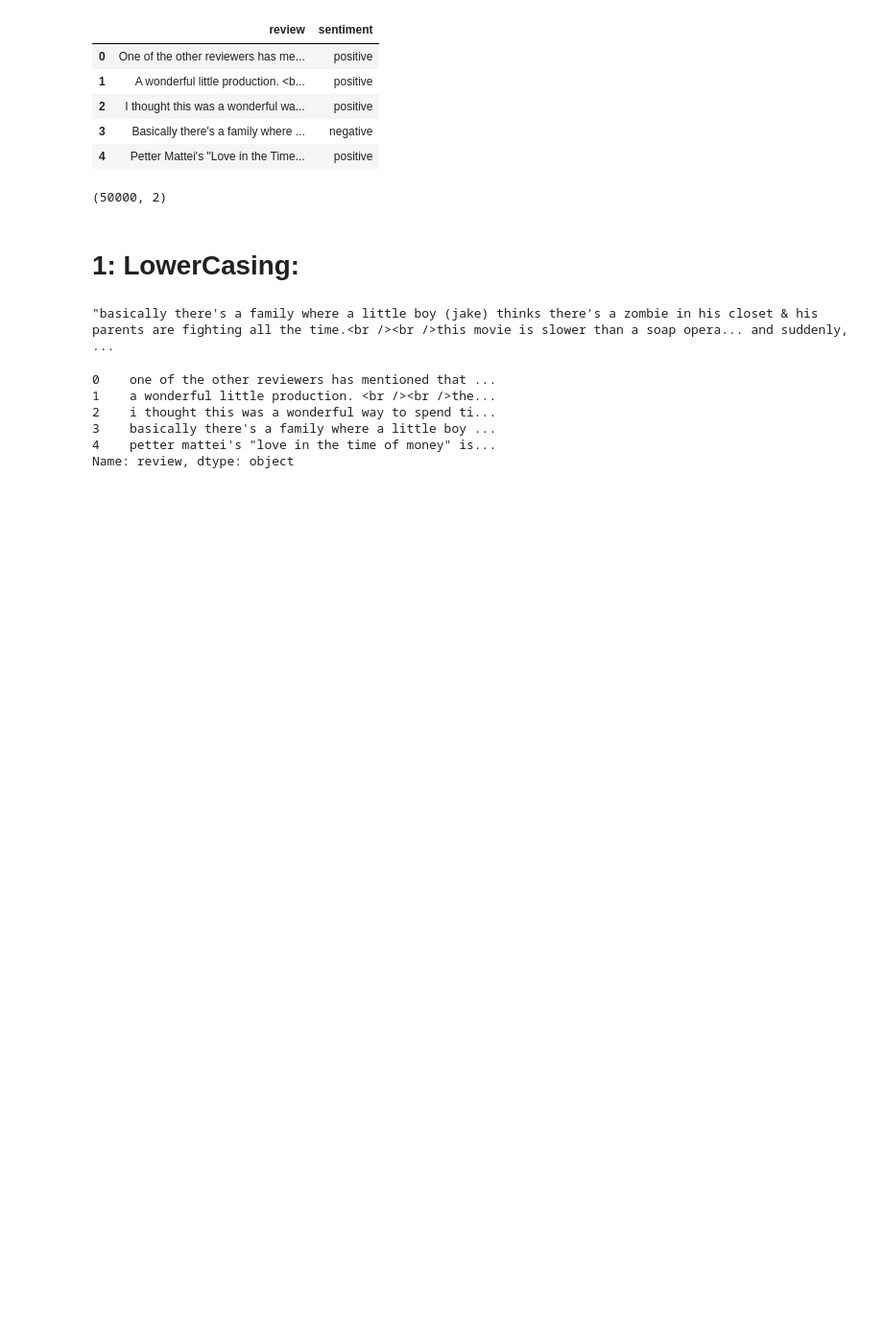
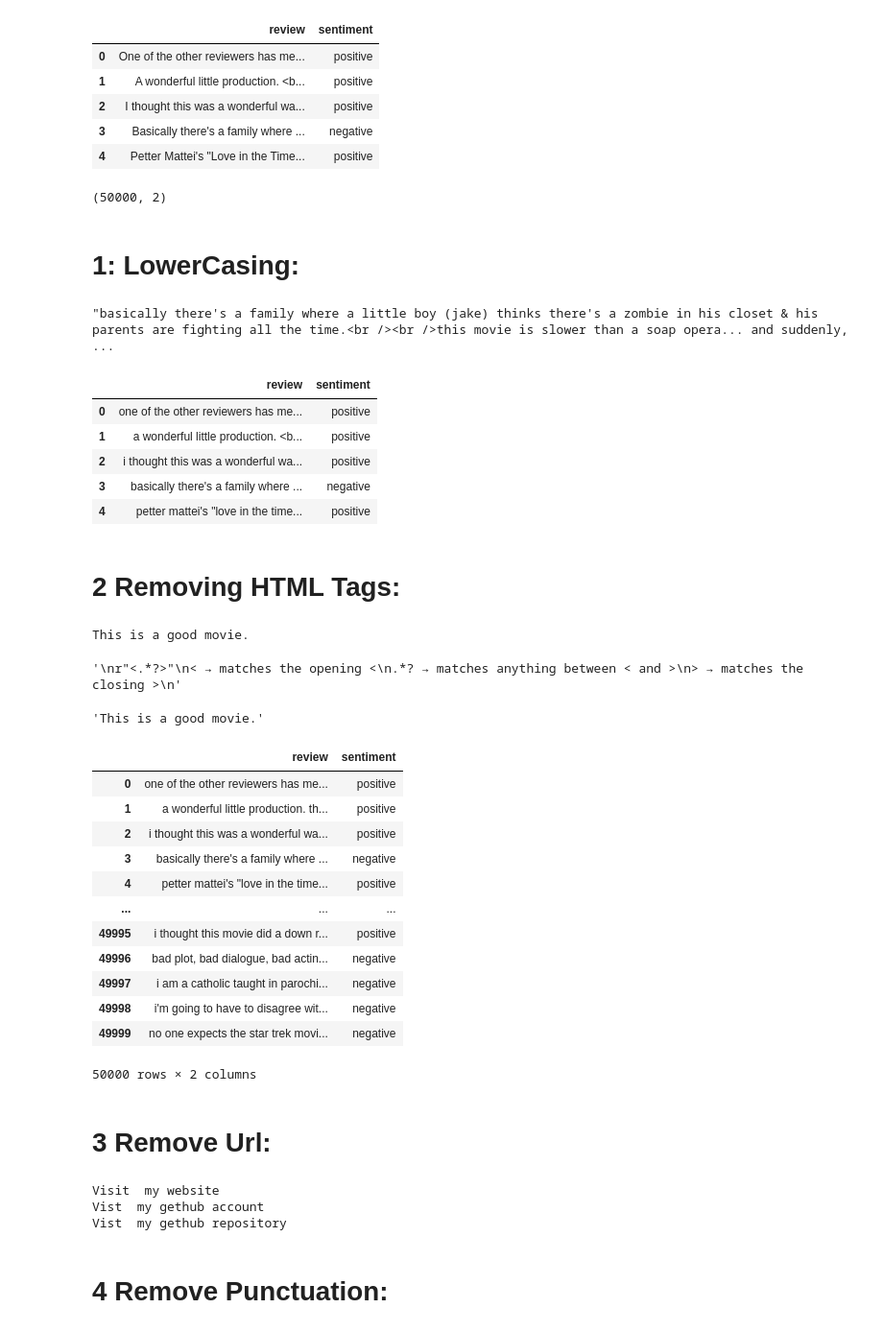
Before and after one commit to Ibad-Ullah-Khan/NLP_Notes, a Jupyter notebook: notebook/03_text_preprocessing.ipynb, the cells around one changed output. Shown at 96% size. Cells and saved outputs as stored; diff of their text form; code cells hidden in the pictures; blank space fills up the shorter version.

```diff
--- a/notebook/03_text_preprocessing.ipynb
+++ b/notebook/03_text_preprocessing.ipynb
@@ -57,12 +57,64 @@ df["review"][3].lower()
 # %%
 # if you want to convert the overall dataset to lowercase
 
-lower_df = df["review"].str.lower()
-lower_df.head()
+df["review"] = df["review"].str.lower()
+df.head()
 # %% [output]
-0    one of the other reviewers has mentioned that ...
-1    a wonderful little production. <br /><br />the...
-2    i thought this was a wonderful way to spend ti...
-3    basically there's a family where a little boy ...
-4    petter mattei's "love in the time of money" is...
-Name: review, dtype: object
+|  | review | sentiment |
+| 0 | one of the other reviewers has me... | positive |
+| 1 | a wonderful little production. <b... | positive |
+| 2 | i thought this was a wonderful wa... | positive |
+| 3 | basically there's a family where ... | negative |
+| 4 | petter mattei's "love in the time... | positive |
+# %% [markdown]
+# __2 Removing HTML Tags:__
+# %%
+import re
+
+text = "<p>This is a <b>good</b> movie.</p>"
+clean_text = re.sub(r"<.*?>","",text)
+print(clean_text)
+
+"""
+r"<.*?>"
+< → matches the opening <
+.*? → matches anything between < and >
+> → matches the closing >
+"""
+# re.sub() is used to replace matching text.
+# %% [output]
+This is a good movie.
+'\nr"<.*?>"\n< → matches the opening <\n.*? → matches anything between < and >\n> → matches the closing >\n'
+# %%
+# You can also create function
+
+import re
+
+def clean_text(text):
+    clean = re.sub(r"<.*?>", "", text)
+    return clean
+
+clean_text("<p>This is a <b>good</b> movie.</p>")
+# %% [output]
+'This is a good movie.'
+# %%
+# Let's apply it on the data
+
+df['review'] = df['review'].apply(clean_text)
+df
+# %% [output]
+|  | review | sentiment |
+| 0 | one of the other reviewers has me... | positive |
+| 1 | a wonderful little production. th... | positive |
+| 2 | i thought this was a wonderful wa... | positive |
+| 3 | basically there's a family where ... | negative |
+| 4 | petter mattei's "love in the time... | positive |
+| ... | ... | ... |
+| 49995 | i thought this movie did a down r... | positive |
+| 49996 | bad plot, bad dialogue, bad actin... | negative |
+| 49997 | i am a catholic taught in parochi... | negative |
+| 49998 | i'm going to have to disagree wit... | negative |
+| 49999 | no one expects the star trek movi... | negative |
+50000 rows × 2 columns
+# %% [markdown]
+# __3 Remove Url:__
@@ -68,0 +134,10 @@ Name: review, dtype: object
+# %%
+print(clean_url("Visit https://example.com my website"))
+print(clean_url("Vist http://example.com my gethub account"))
+print(clean_url("Vist https://www.example.com/page my gethub repository"))
+# %% [output]
+Visit  my website
+Vist  my gethub account
+Vist  my gethub repository
+# %% [markdown]
+# __4 Remove Punctuation:__
```
Also changed, not shown: parts of 22 cells of this notebook, 3 other files.
